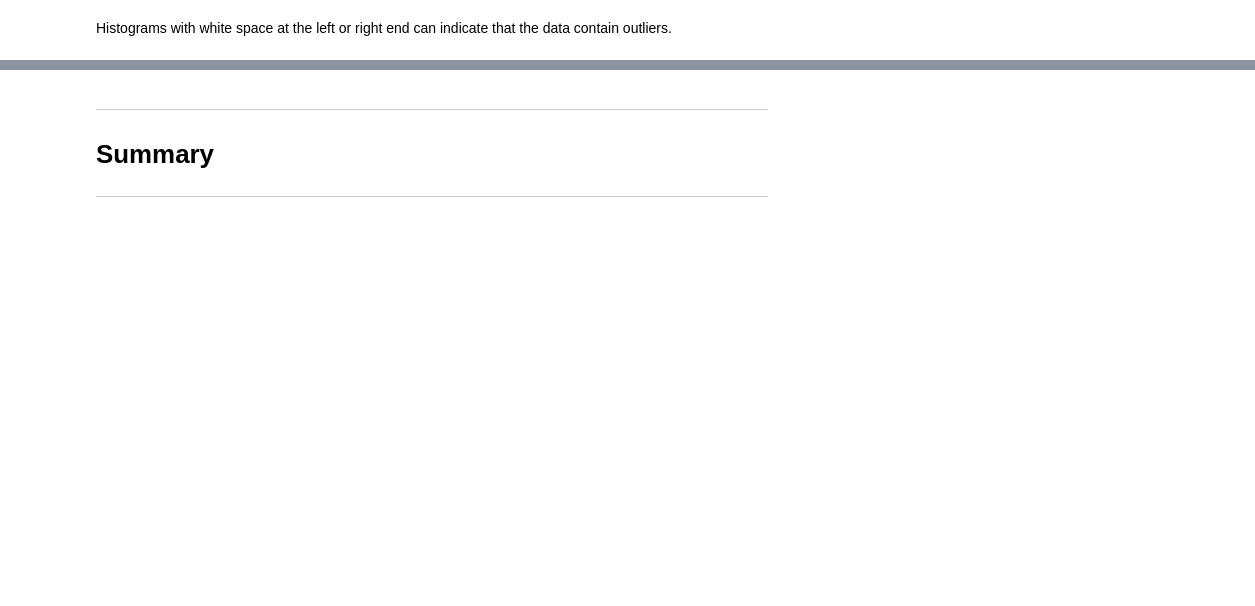
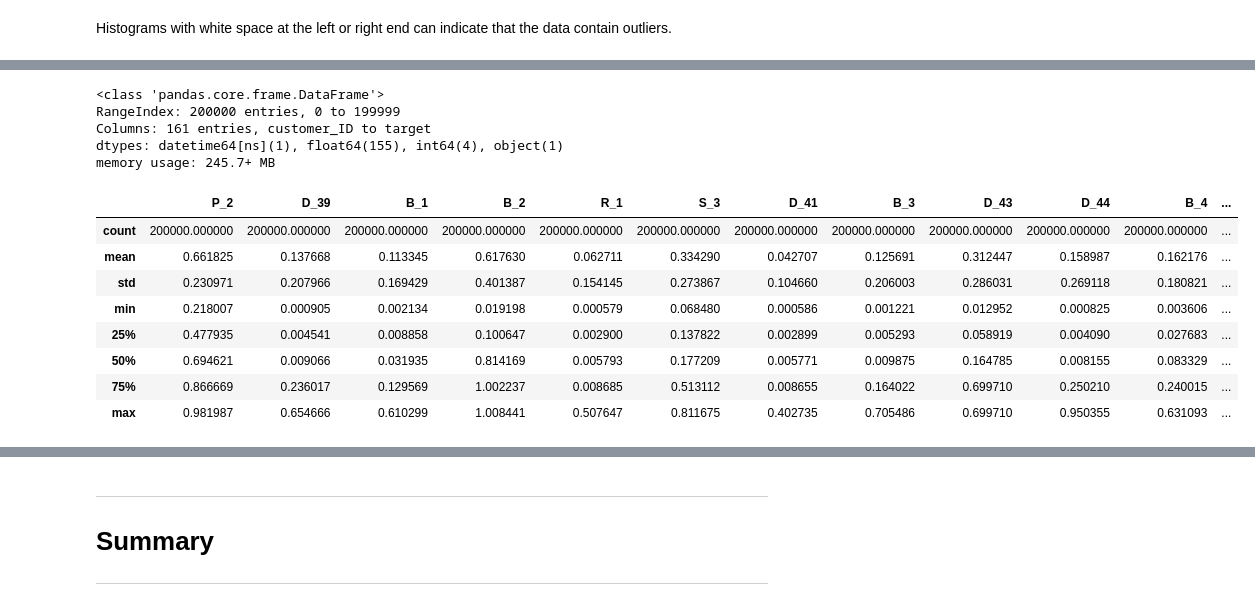
Before and after one commit to ananthu34/AMEX, a Jupyter notebook: american-express-default-prediction-ml-model.ipynb, the cells around one changed output, grey strips where cells are left out. Saved outputs shown, nothing was run; the diff lists cells and outputs as text; code cells hidden in the pictures; blank space fills up the shorter version.

```diff
--- a/american-express-default-prediction-ml-model.ipynb
+++ b/american-express-default-prediction-ml-model.ipynb
@@ -400,0 +408,8 @@ print(len(bad_indexes))
+# %%
+df.info()
+# %% [output]
+<class 'pandas.core.frame.DataFrame'>
+RangeIndex: 200000 entries, 0 to 199999
+Columns: 161 entries, customer_ID to target
+dtypes: datetime64[ns](1), float64(155), int64(4), object(1)
+memory usage: 245.7+ MB
@@ -400,0 +428,12 @@ print(len(bad_indexes))
+# %%
+df_1.describe()
+# %% [output]
+|  | P_2 | D_39 | B_1 | B_2 | R_1 | S_3 | D_41 | B_3 | D_43 | D_44 | B_4 | ... |
+| count | 200000.000000 | 200000.000000 | 200000.000000 | 200000.000000 | 200000.000000 | 200000.000000 | 200000.000000 | 200000.000000 | 200000.000000 | 200000.000000 | 200000.000000 | ... |
+| mean | 0.661825 | 0.137668 | 0.113345 | 0.617630 | 0.062711 | 0.334290 | 0.042707 | 0.125691 | 0.312447 | 0.158987 | 0.162176 | ... |
+| std | 0.230971 | 0.207966 | 0.169429 | 0.401387 | 0.154145 | 0.273867 | 0.104660 | 0.206003 | 0.286031 | 0.269118 | 0.180821 | ... |
+| min | 0.218007 | 0.000905 | 0.002134 | 0.019198 | 0.000579 | 0.068480 | 0.000586 | 0.001221 | 0.012952 | 0.000825 | 0.003606 | ... |
+| 25% | 0.477935 | 0.004541 | 0.008858 | 0.100647 | 0.002900 | 0.137822 | 0.002899 | 0.005293 | 0.058919 | 0.004090 | 0.027683 | ... |
+| 50% | 0.694621 | 0.009066 | 0.031935 | 0.814169 | 0.005793 | 0.177209 | 0.005771 | 0.009875 | 0.164785 | 0.008155 | 0.083329 | ... |
+| 75% | 0.866669 | 0.236017 | 0.129569 | 1.002237 | 0.008685 | 0.513112 | 0.008655 | 0.164022 | 0.699710 | 0.250210 | 0.240015 | ... |
+| max | 0.981987 | 0.654666 | 0.610299 | 1.008441 | 0.507647 | 0.811675 | 0.402735 | 0.705486 | 0.699710 | 0.950355 | 0.631093 | ... |
```
Also changed, not shown: parts of 15 cells of this notebook.
